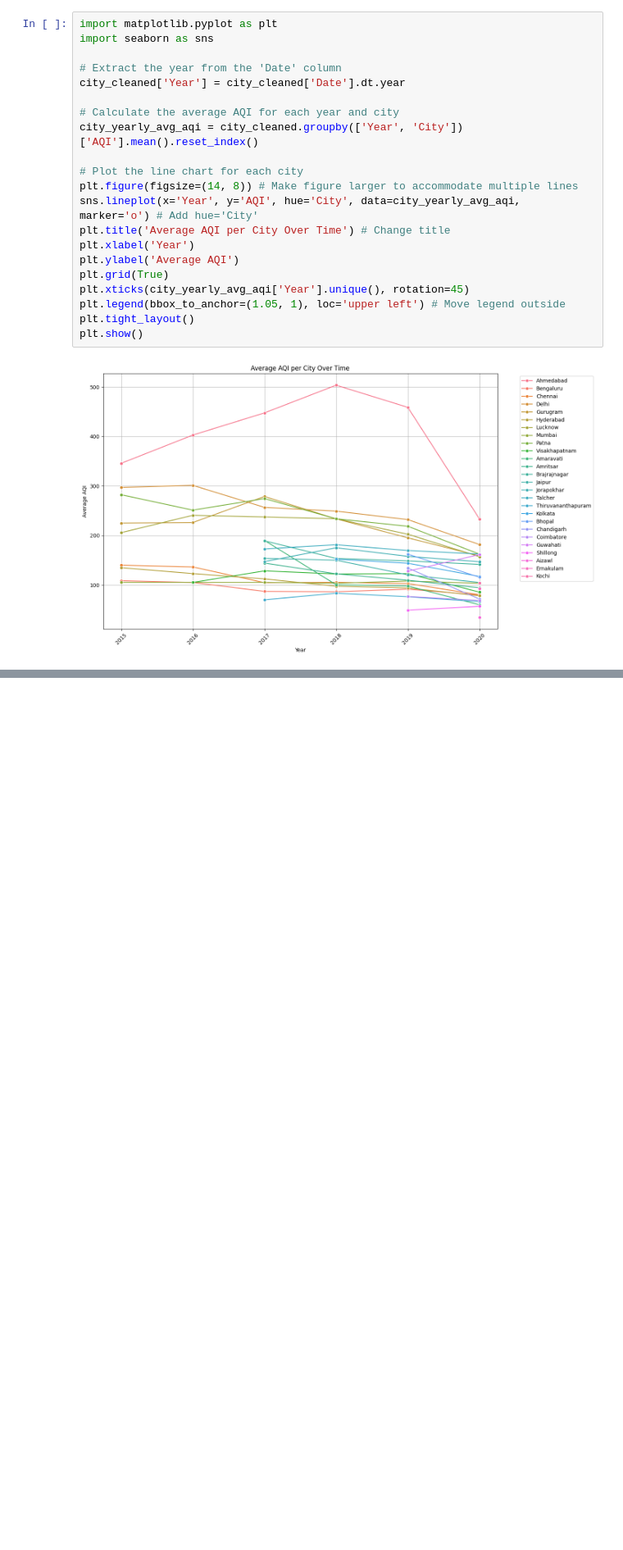
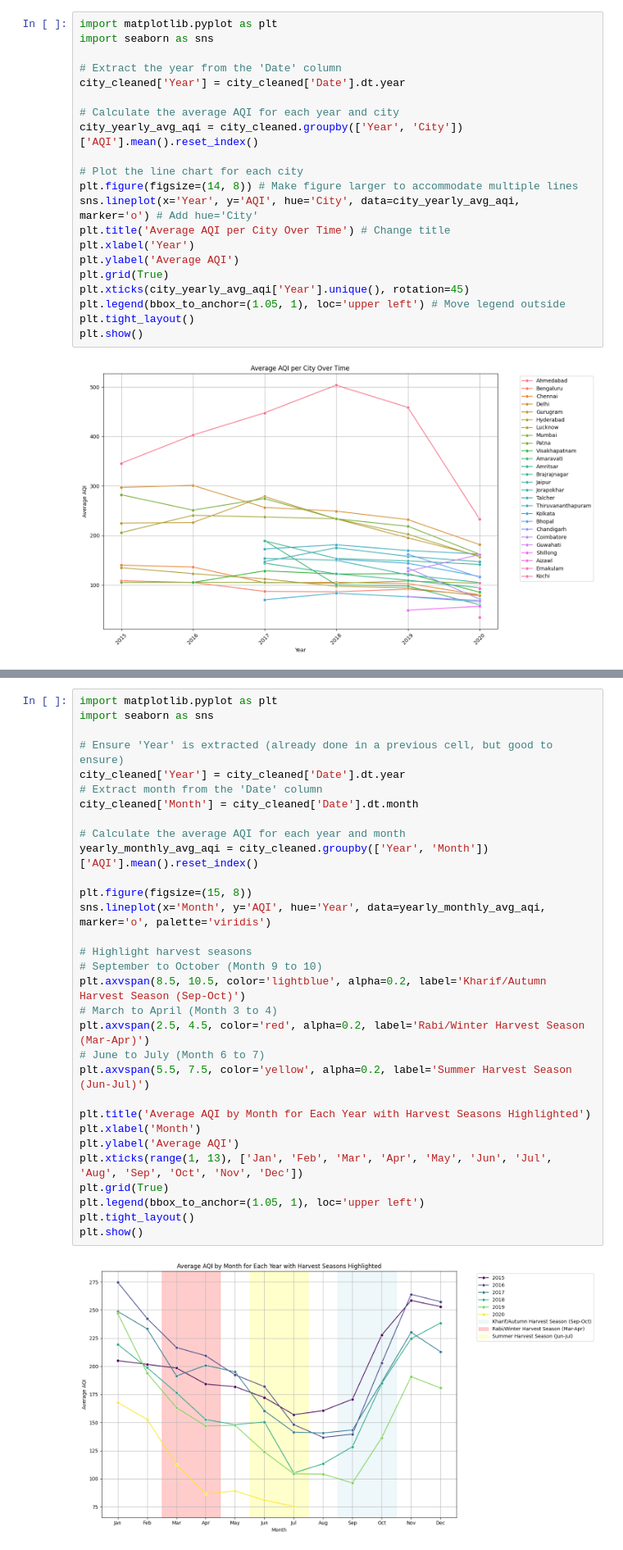
Before and after one commit to aadzy/ML-lab-2547201, a Jupyter notebook: City AQI and Crop Data.ipynb, the cells around one changed output, grey strips where cells are left out. Shown at 82% size. Saved outputs shown, nothing was run; the diff lists cells and outputs as text; blank space fills up the shorter version.

```diff
--- a/City AQI and Crop Data.ipynb
+++ b/City AQI and Crop Data.ipynb
@@ -389,0 +431,33 @@ plt.show()
+# %%
+import matplotlib.pyplot as plt
+import seaborn as sns
+
+# Ensure 'Year' is extracted (already done in a previous cell, but good to ensure)
+city_cleaned['Year'] = city_cleaned['Date'].dt.year
+# Extract month from the 'Date' column
+city_cleaned['Month'] = city_cleaned['Date'].dt.month
+
+# Calculate the average AQI for each year and month
+yearly_monthly_avg_aqi = city_cleaned.groupby(['Year', 'Month'])['AQI'].mean().reset_index()
+
+plt.figure(figsize=(15, 8))
+sns.lineplot(x='Month', y='AQI', hue='Year', data=yearly_monthly_avg_aqi, marker='o', palette='viridis')
+
+# Highlight harvest seasons
+# September to October (Month 9 to 10)
+plt.axvspan(8.5, 10.5, color='lightblue', alpha=0.2, label='Kharif/Autumn Harvest Season (Sep-Oct)')
+# March to April (Month 3 to 4)
+plt.axvspan(2.5, 4.5, color='red', alpha=0.2, label='Rabi/Winter Harvest Season (Mar-Apr)')
+# June to July (Month 6 to 7)
+plt.axvspan(5.5, 7.5, color='yellow', alpha=0.2, label='Summer Harvest Season (Jun-Jul)')
+
+plt.title('Average AQI by Month for Each Year with Harvest Seasons Highlighted')
+plt.xlabel('Month')
+plt.ylabel('Average AQI')
+plt.xticks(range(1, 13), ['Jan', 'Feb', 'Mar', 'Apr', 'May', 'Jun', 'Jul', 'Aug', 'Sep', 'Oct', 'Nov', 'Dec'])
+plt.grid(True)
+plt.legend(bbox_to_anchor=(1.05, 1), loc='upper left')
+plt.tight_layout()
+plt.show()
+# %% [output]
+[figure, added]
```
Also changed, not shown: parts of 21 cells of this notebook.
